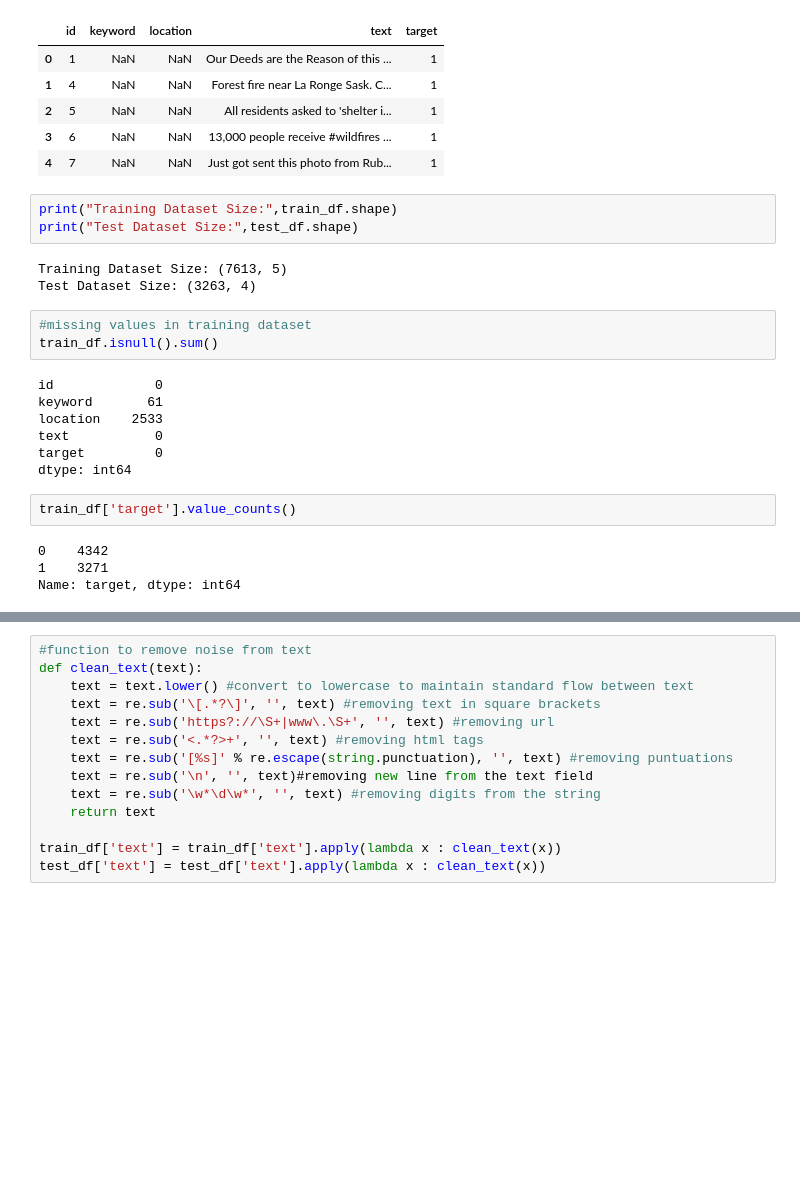
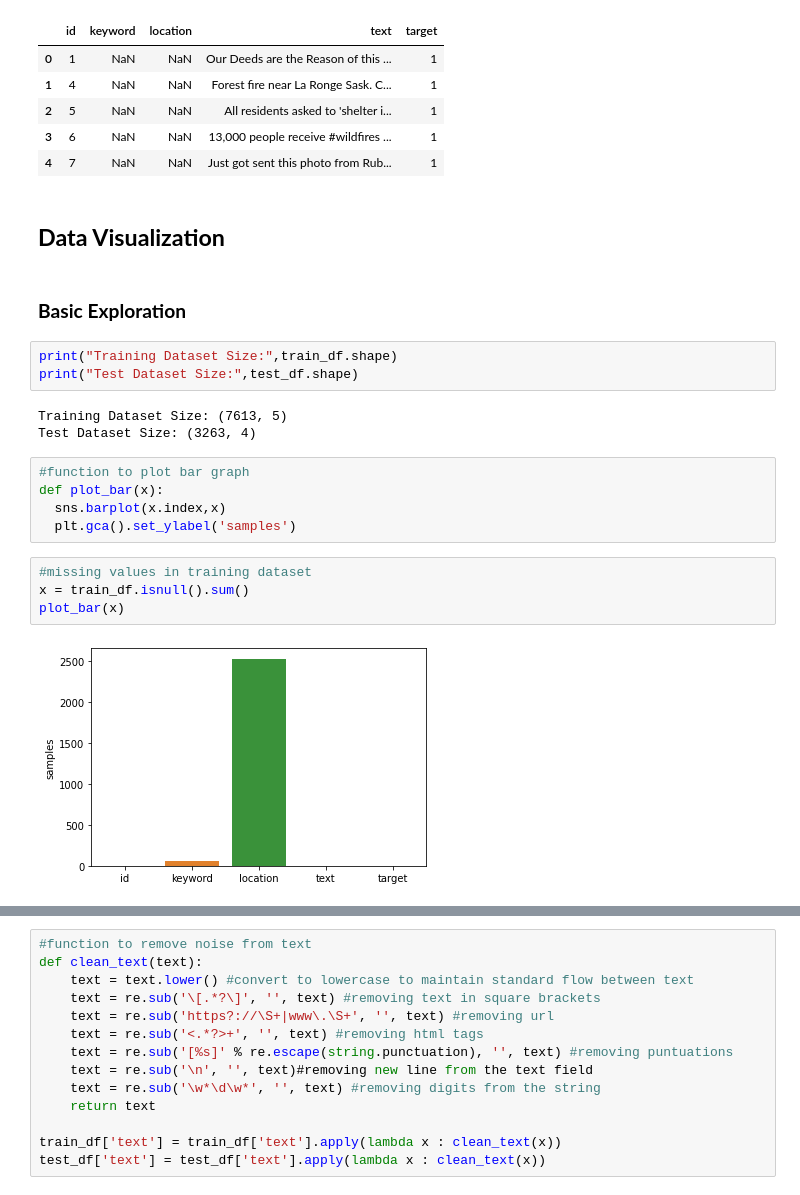
Before and after one commit to Sagar401/Natural_Language_Processing, a Jupyter notebook: Second_Report.ipynb, the cells around one changed output, grey strips where cells are left out. Drawn from its saved outputs; the diff is of its cells as text; blank space fills up the shorter version.

```diff
--- a/Second_Report.ipynb
+++ b/Second_Report.ipynb
@@ -39,25 +46,24 @@ train_df.head()
 | 2 | 5 | NaN | NaN | All residents asked to 'shelter i... | 1 |
 | 3 | 6 | NaN | NaN | 13,000 people receive #wildfires ... | 1 |
 | 4 | 7 | NaN | NaN | Just got sent this photo from Rub... | 1 |
+# %% [markdown]
+## **Data Visualization**
+# %% [markdown]
+### **Basic Exploration**
 # %%
 print("Training Dataset Size:",train_df.shape)
 print("Test Dataset Size:",test_df.shape)
 # %% [output]
 Training Dataset Size: (7613, 5)
 Test Dataset Size: (3263, 4)
+# %%
+#function to plot bar graph
+def plot_bar(x):
+  sns.barplot(x.index,x)
+  plt.gca().set_ylabel('samples')
 # %%
 #missing values in training dataset
-train_df.isnull().sum()
+x = train_df.isnull().sum()
+plot_bar(x)
 # %% [output]
-id             0
-keyword       61
-location    2533
-text           0
-target         0
-dtype: int64
+[figure, added]
-# %%
-train_df['target'].value_counts()
-# %% [output]
-0    4342
-1    3271
-Name: target, dtype: int64
```
Also changed, not shown: parts of 64 cells of this notebook.
